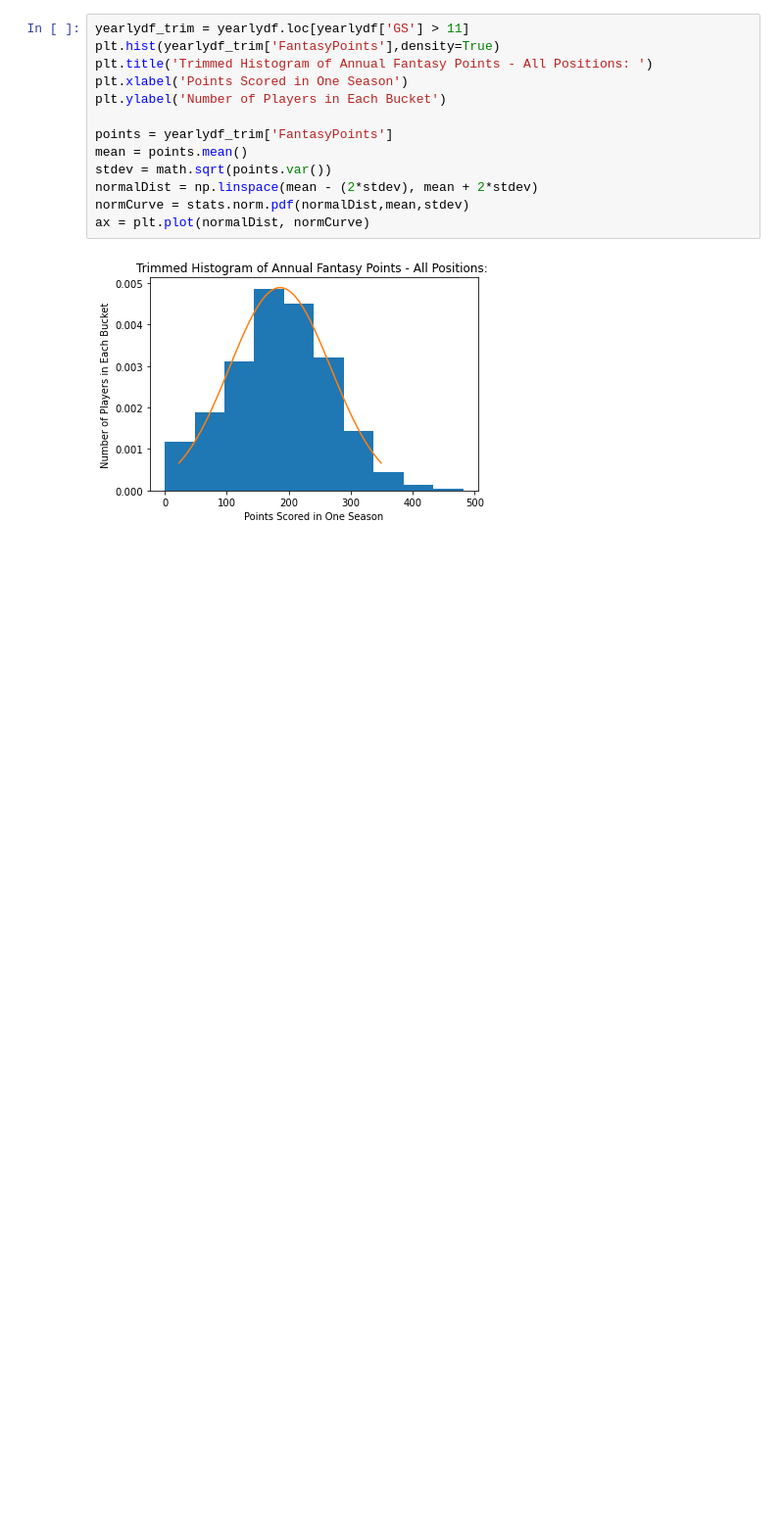
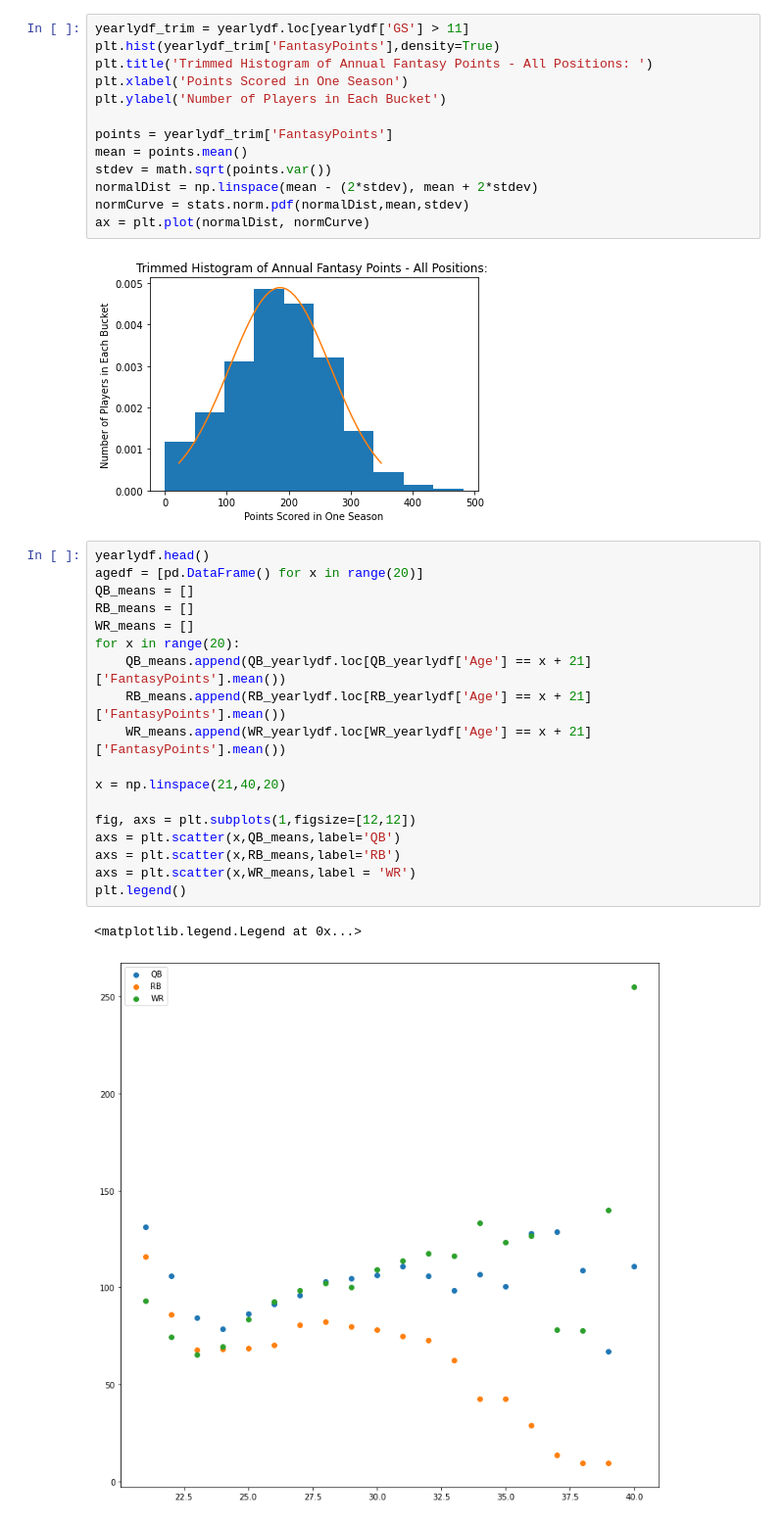
Before and after one commit to maha4208/fantasy-football-statistical-analysis, a Jupyter notebook: YearlyStats.ipynb, the cells around one changed output. Shown: that part at 98% size. Drawn from its saved outputs; the diff is of its cells as text; blank space fills up the shorter version.

```diff
--- a/YearlyStats.ipynb
+++ b/YearlyStats.ipynb
@@ -85,3 +87,24 @@ normCurve = stats.norm.pdf(normalDist,mean,stdev)
 ax = plt.plot(normalDist, normCurve)
 # %% [output]
 [figure]
+# %%
+yearlydf.head()
+agedf = [pd.DataFrame() for x in range(20)]
+QB_means = []
+RB_means = []
+WR_means = []
+for x in range(20):
+    QB_means.append(QB_yearlydf.loc[QB_yearlydf['Age'] == x + 21]['FantasyPoints'].mean())
+    RB_means.append(RB_yearlydf.loc[RB_yearlydf['Age'] == x + 21]['FantasyPoints'].mean())
+    WR_means.append(WR_yearlydf.loc[WR_yearlydf['Age'] == x + 21]['FantasyPoints'].mean())
+
+x = np.linspace(21,40,20)
+
+fig, axs = plt.subplots(1,figsize=[12,12])
+axs = plt.scatter(x,QB_means,label='QB')
+axs = plt.scatter(x,RB_means,label='RB')
+axs = plt.scatter(x,WR_means,label = 'WR')
+plt.legend()
+# %% [output]
+<matplotlib.legend.Legend at 0x...>
+[figure, added]
```
Also changed, not shown: parts of 3 cells of this notebook, 1 other file.
